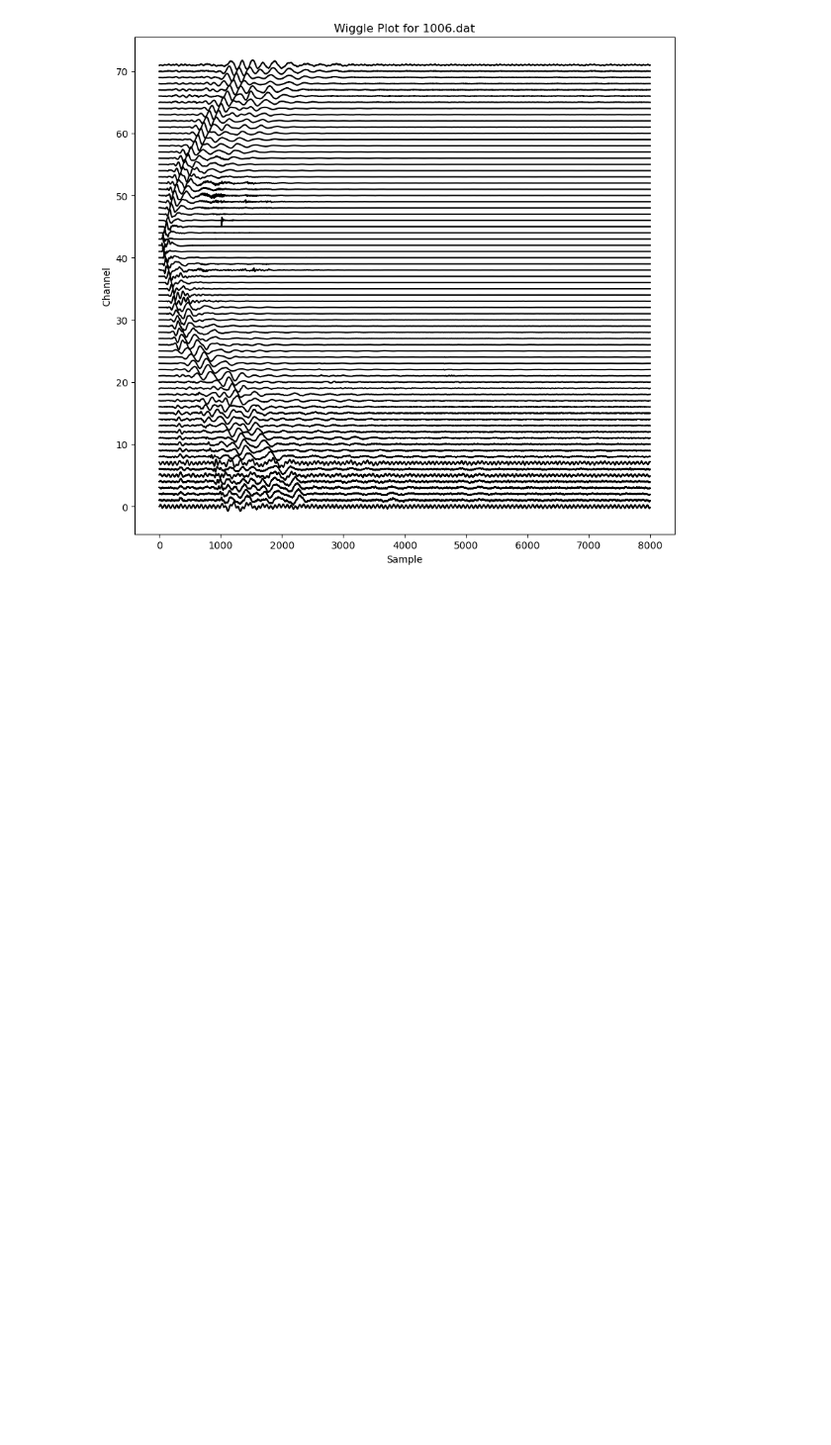
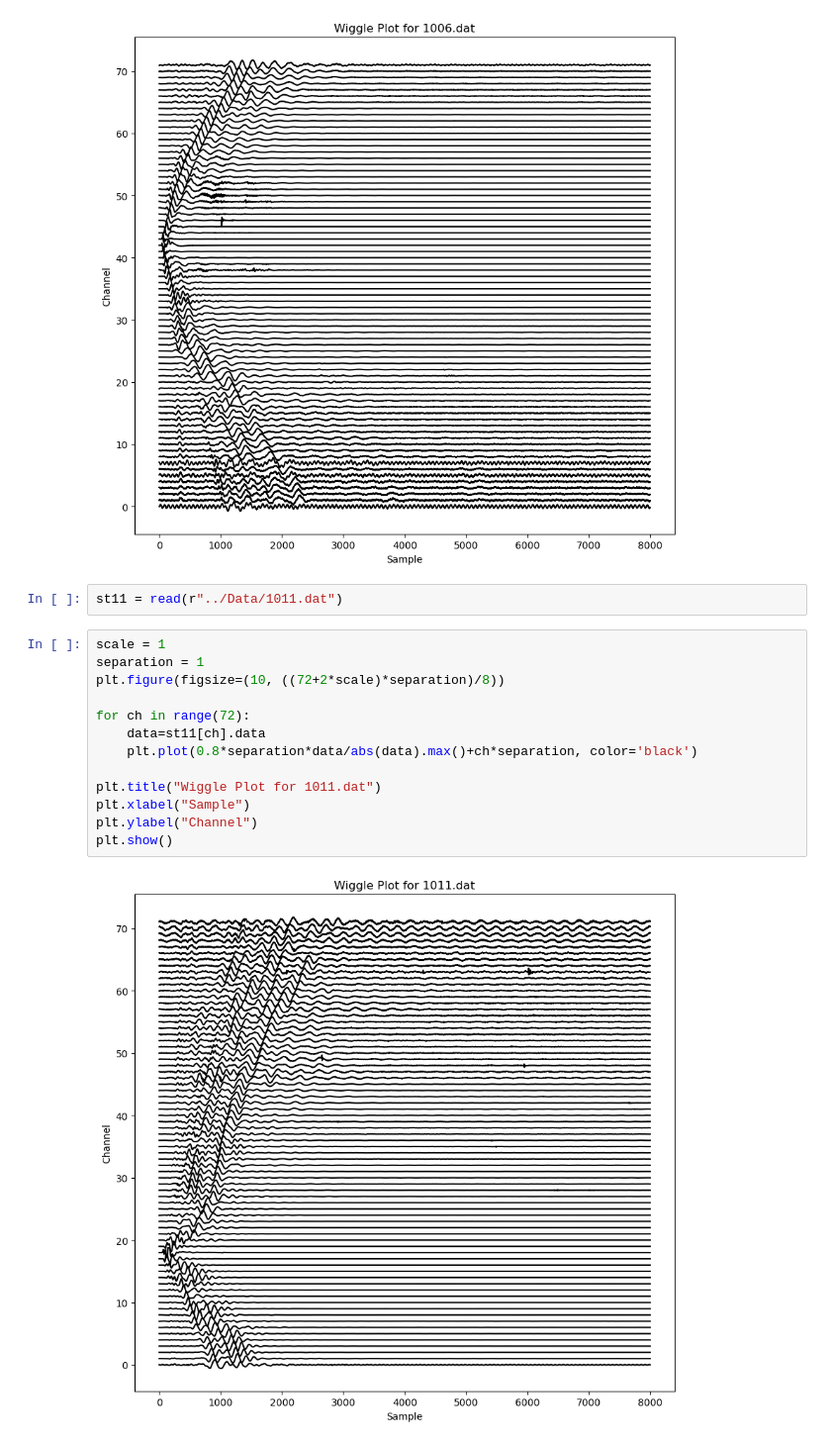
Before and after one commit to rrdickinson/2026_field_session_travertine, a Jupyter notebook: Critter_Spring/Code/critter_springs_wiggles.ipynb, the cells around one changed output. Shown at 99% size. Cells and saved outputs as stored; diff of their text form; blank space fills up the shorter version.

Commit message:
added more wiggles for CS

```diff
--- a/Critter_Spring/Code/critter_springs_wiggles.ipynb
+++ b/Critter_Spring/Code/critter_springs_wiggles.ipynb
@@ -63,3 +63,20 @@ plt.ylabel("Channel")
 plt.show()
 # %% [output]
 [figure]
+# %%
+st11 = read(r"../Data/1011.dat")
+# %%
+scale = 1
+separation = 1
+plt.figure(figsize=(10, ((72+2*scale)*separation)/8))
+
+for ch in range(72):
+    data=st11[ch].data
+    plt.plot(0.8*separation*data/abs(data).max()+ch*separation, color='black')
+
+plt.title("Wiggle Plot for 1011.dat")
+plt.xlabel("Sample")
+plt.ylabel("Channel")
+plt.show()
+# %% [output]
+[figure, added]
```
Also changed, not shown: 1 other file.
